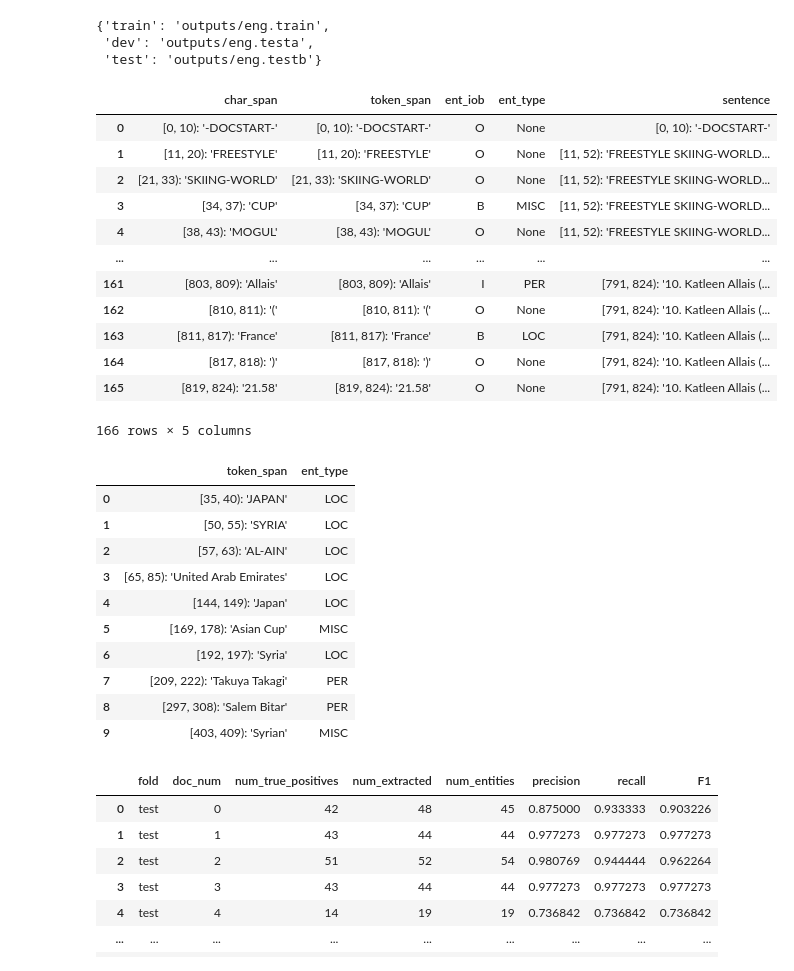
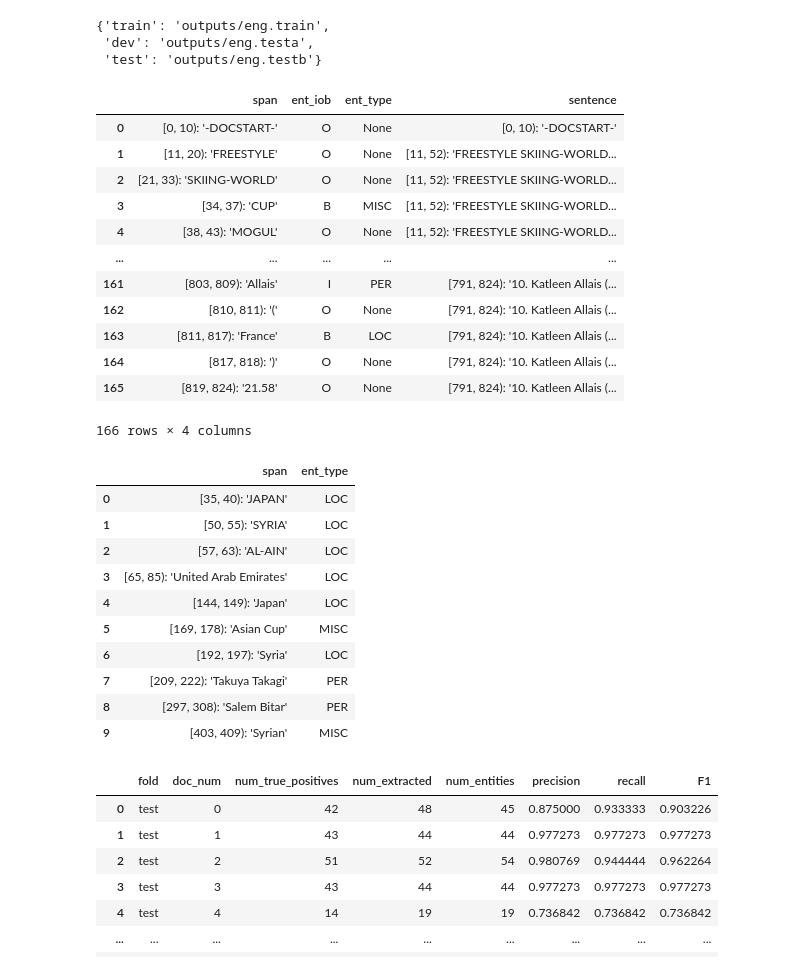
Before and after one commit to CODAIT/text-extensions-for-pandas, a Jupyter notebook: tutorials/corpus/CoNLL_2.ipynb, the cells around one changed output. Drawn from its saved outputs; the diff is of its cells as text; code cells hidden in the pictures.

```diff
--- a/tutorials/corpus/CoNLL_2.ipynb
+++ b/tutorials/corpus/CoNLL_2.ipynb
@@ -35,7 +41,7 @@ import util
 # Download and cache the data set.
 # NOTE: This data set is licensed for research use only. Be sure to adhere
 #  to the terms of the license when using this data set!
-data_set_info = tp.maybe_download_conll_data("outputs")
+data_set_info = tp.io.conll.maybe_download_conll_data("outputs")
 data_set_info
 # %% [output]
 {'train': 'outputs/eng.train',
@@ -43,9 +49,8 @@ data_set_info
  'test': 'outputs/eng.testb'}
 # %%
 # Load up the same gold standard data we used in Part 1.
-gold_standard = tp.conll_2003_to_dataframes(data_set_info["test"],
-                                            ["pos", "phrase", "ent"],
-                                            [False, True, True])
+gold_standard = tp.io.conll.conll_2003_to_dataframes(
+    data_set_info["test"], ["pos", "phrase", "ent"], [False, True, True])
 gold_standard = [
     df.drop(columns=["pos", "phrase_iob", "phrase_type"])
     for df in gold_standard
@@ -53,54 +58,53 @@ gold_standard = [
 
 # Dictionary from (collection, offset within collection) to dataframe
 gold_standard_spans = {("test", i):
-                       tp.iob_to_spans(gold_standard[i])
+                       tp.io.conll.iob_to_spans(gold_standard[i])
                        for i in range(len(gold_standard))}
 # %%
 # Load up the results from all 16 teams at once.
 teams = ["bender", "carrerasa", "carrerasb", "chieu", "curran",
          "demeulder", "florian", "hammerton", "hendrickx",
          "klein", "mayfield", "mccallum", "munro", "whitelaw",
          "wu", "zhang"]
 
 # Read all the output files into one dataframe per <document, team> pair.
 outputs = {
-    t: tp.conll_2003_output_to_dataframes(
-        gold_standard, f"../resources/conll_03/ner/results/{t}/eng.testb")
+    t: tp.io.conll.conll_2003_output_to_dataframes(
+        gold_standard, f"{PROJECT_ROOT}/resources/conll_03/ner/results/{t}/eng.testb")
     for t in teams
 }  # Type: Dict[str, List[pd.DataFrame]]
 
 # As an example of what we just loaded, show the token metadata for the
 # "mayfield" team's model's output on document 3.
 outputs["mayfield"][3]
 # %% [output]
-|  | char_span | token_span | ent_iob | ent_type | sentence |
-| 0 | [0, 10): '-DOCSTART-' | [0, 10): '-DOCSTART-' | O | None | [0, 10): '-DOCSTART-' |
-| 1 | [11, 20): 'FREESTYLE' | [11, 20): 'FREESTYLE' | O | None | [11, 52): 'FREESTYLE SKIING-WORLD... |
-| 2 | [21, 33): 'SKIING-WORLD' | [21, 33): 'SKIING-WORLD' | O | None | [11, 52): 'FREESTYLE SKIING-WORLD... |
-| 3 | [34, 37): 'CUP' | [34, 37): 'CUP' | B | MISC | [11, 52): 'FREESTYLE SKIING-WORLD... |
-| 4 | [38, 43): 'MOGUL' | [38, 43): 'MOGUL' | O | None | [11, 52): 'FREESTYLE SKIING-WORLD... |
-| ... | ... | ... | ... | ... | ... |
-| 161 | [803, 809): 'Allais' | [803, 809): 'Allais' | I | PER | [791, 824): '10. Katleen Allais (... |
-| 162 | [810, 811): '(' | [810, 811): '(' | O | None | [791, 824): '10. Katleen Allais (... |
-| 163 | [811, 817): 'France' | [811, 817): 'France' | B | LOC | [791, 824): '10. Katleen Allais (... |
-| 164 | [817, 818): ')' | [817, 818): ')' | O | None | [791, 824): '10. Katleen Allais (... |
-| 165 | [819, 824): '21.58' | [819, 824): '21.58' | O | None | [791, 824): '10. Katleen Allais (... |
+|  | span | ent_iob | ent_type | sentence |
+| 0 | [0, 10): '-DOCSTART-' | O | None | [0, 10): '-DOCSTART-' |
+| 1 | [11, 20): 'FREESTYLE' | O | None | [11, 52): 'FREESTYLE SKIING-WORLD... |
+| 2 | [21, 33): 'SKIING-WORLD' | O | None | [11, 52): 'FREESTYLE SKIING-WORLD... |
+| 3 | [34, 37): 'CUP' | B | MISC | [11, 52): 'FREESTYLE SKIING-WORLD... |
+| 4 | [38, 43): 'MOGUL' | O | None | [11, 52): 'FREESTYLE SKIING-WORLD... |
+| ... | ... | ... | ... | ... |
+| 161 | [803, 809): 'Allais' | I | PER | [791, 824): '10. Katleen Allais (... |
+| 162 | [810, 811): '(' | O | None | [791, 824): '10. Katleen Allais (... |
+| 163 | [811, 817): 'France' | B | LOC | [791, 824): '10. Katleen Allais (... |
+| 164 | [817, 818): ')' | O | None | [791, 824): '10. Katleen Allais (... |
+| 165 | [819, 824): '21.58' | O | None | [791, 824): '10. Katleen Allais (... |
-166 rows × 5 columns
+166 rows × 4 columns
 # %%
 # Convert results from IOB2 tags to spans across all teams and documents
 # See https://en.wikipedia.org/wiki/Inside%E2%80%93outside%E2%80%93beginning_(tagging) for details on IOB2 format.
 output_spans = {
-    t: {("test", i): tp.iob_to_spans(outputs[t][i])
+    t: {("test", i): tp.io.conll.iob_to_spans(outputs[t][i])
         for i in range(len(outputs[t]))}
     for t in teams
-    #t: [tp.iob_to_spans(df) for df in outputs[t]] for t in teams
 }  # Type: Dict[str, Dict[Tuple[str, int], pd.DataFrame]]
 
 # As an example, show the first 10 spans that the "florian" team's model
 # found on document 2.
 output_spans["florian"][("test", 2)].head(10)
 # %% [output]
-|  | token_span | ent_type |
+|  | span | ent_type |
 | 0 | [35, 40): 'JAPAN' | LOC |
 | 1 | [50, 55): 'SYRIA' | LOC |
 | 2 | [57, 63): 'AL-AIN' | LOC |
```
Also changed, not shown: parts of 22 cells of this notebook, 3 other files.
